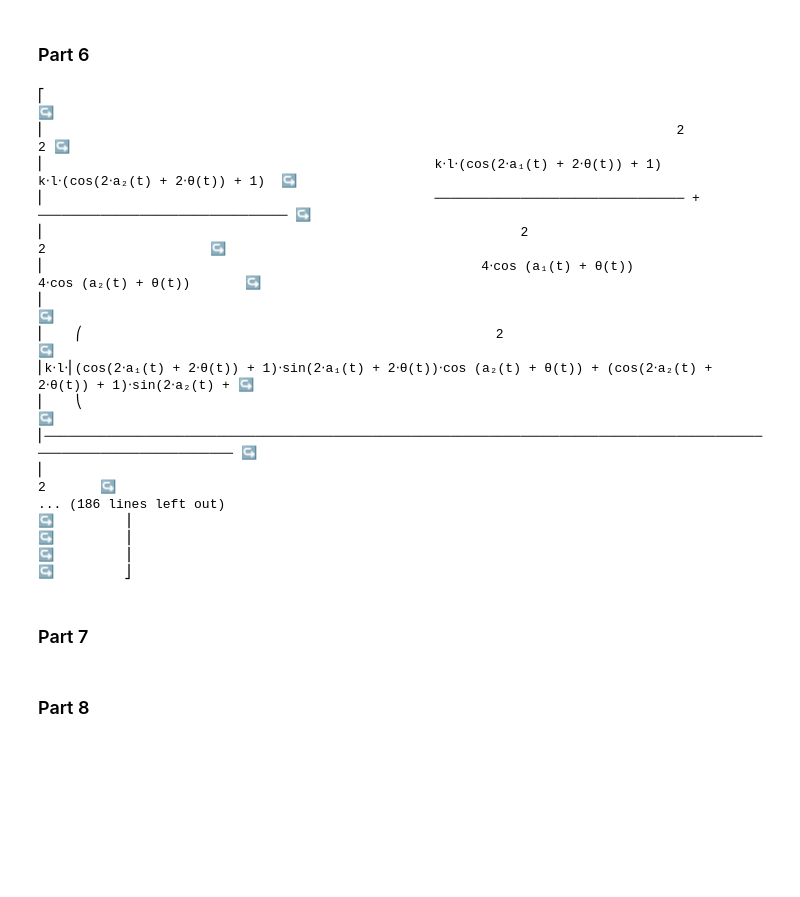
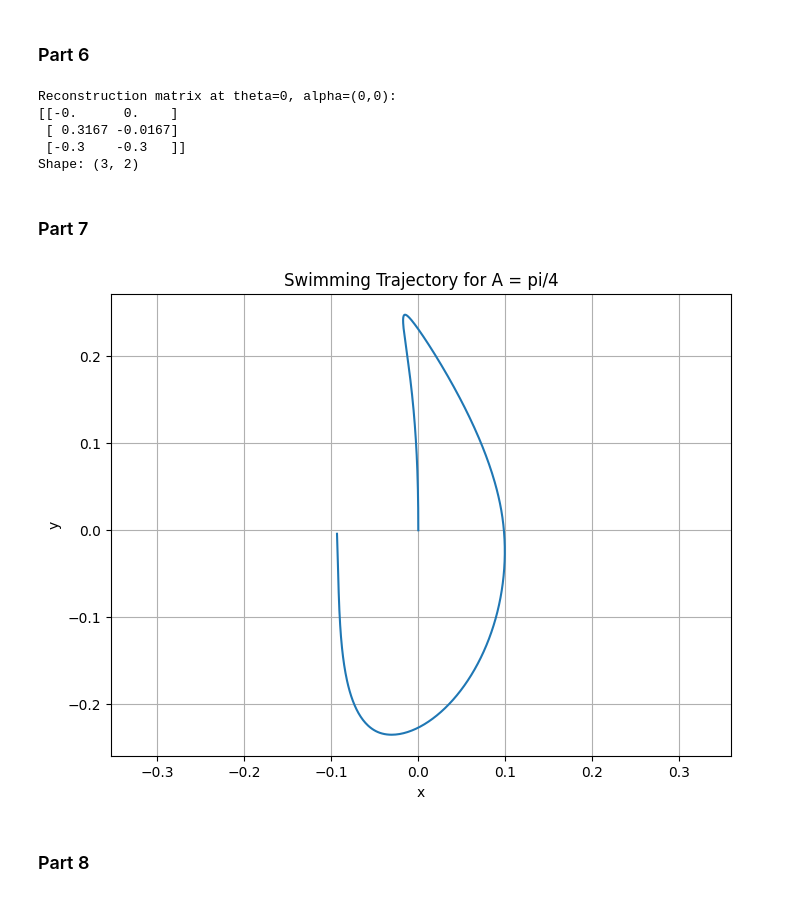
Before and after one commit to ryan-omori/MAE-269, a Jupyter notebook: HW3.ipynb, the cells around one changed output. Cells and saved outputs as stored; diff of their text form; code cells hidden in the pictures; blank space fills up the shorter version.

```diff
--- a/HW3.ipynb
+++ b/HW3.ipynb
@@ -90,9 +90,14 @@ TJ1toCOM2 = T(eye(3), Matrix([[-l/2],[0],[0]]))
 T2 = simplify(Tjoint1 @ TJ1a1 @ TJ1toCOM2) # World Frame to COM 2
 
 # Translate to Joint 2, and Rotate alpha 2, then translate to COM 3
-TJ1toJ2= T(R_z(a2), Matrix([[l],[0],[0]]))
+# Joint 1 to Joint 2 (translate full length of link 1, no rotation yet)
+TJ1toJ2 = T(eye(3), Matrix([[l],[0],[0]]))
+# Rotate by a2 at Joint 2
+TJ2_rot = T(R_z(a2), Matrix([[0],[0],[0]]))
+# Joint 2 to COM3 (translate half length along link 2's axis)
 TJ2toCOM3 = T(eye(3), Matrix([[l/2],[0],[0]]))
-T3 = simplify(Tjoint1 @ TJ1toJ2 @ TJ2toCOM3) # World Frame to COM 3
+# Full chain
+T3 = simplify(Tjoint1 @ TJ1toJ2 @ TJ2_rot @ TJ2toCOM3)
 # %%
 T1
 # %% [output]
@@ -219,67 +214,77 @@ def dynamics(t, state, params, alpha_dot_func):
     return [V_pose[0], V_pose[1], V_pose[2], a1d_v, a2d_v]
 # %% [markdown]
 ### Part 6
-# %%
-A
-# %% [output]
-⎡                                                                                                                      ↪
-⎢                                                                                 2                                  2 ↪
-⎢                                                  k⋅l⋅(cos(2⋅a₁(t) + 2⋅θ(t)) + 1)    k⋅l⋅(cos(2⋅a₂(t) + 2⋅θ(t)) + 1)  ↪
-⎢                                                  ──────────────────────────────── + ──────────────────────────────── ↪
-⎢                                                             2                                  2                     ↪
-⎢                                                        4⋅cos (a₁(t) + θ(t))               4⋅cos (a₂(t) + θ(t))       ↪
-⎢                                                                                                                      ↪
-⎢    ⎛                                                     2                                                           ↪
-⎢k⋅l⋅⎜(cos(2⋅a₁(t) + 2⋅θ(t)) + 1)⋅sin(2⋅a₁(t) + 2⋅θ(t))⋅cos (a₂(t) + θ(t)) + (cos(2⋅a₂(t) + 2⋅θ(t)) + 1)⋅sin(2⋅a₂(t) + ↪
-⎢    ⎝                                                                                                                 ↪
-⎢───────────────────────────────────────────────────────────────────────────────────────────────────────────────────── ↪
-⎢                                                                                                              2       ↪
-... (186 lines left out)
-↪         ⎥
-↪         ⎥
-↪         ⎥
-↪         ⎦
 # %%
 # Part 6 - Reconstruction Matrix
-A11_sym = A[:3, :3]
-A12_sym = A[:3, 3:]
+A = J1.T @ B @ J1 + J2.T @ B @ J2 + J3.T @ B @ J3
 
-recon = (-A11_sym.inv() @ A12_sym)
-pprint(recon)
+# Substitute k=1, l=1
+A_sub = A.subs({k: 1, l: 1})
+
+# Extract submatrices
+A11_sym = A_sub[:3, :3]
+A12_sym = A_sub[:3, 3:]
+
+# Lambdify over BOTH theta and shape variables since theta appears in A
+alpha_sym = [a1, a2]
+A11_lambda = lambdify([[theta, a1, a2]], A11_sym, 'numpy')
+A12_lambda = lambdify([[theta, a1, a2]], A12_sym, 'numpy')
+
+# Reconstruction matrix function - now takes theta too
+def recon_matrix(theta_val, alpha_vals):
+    A11_num = np.array(A11_lambda([theta_val, alpha_vals[0], alpha_vals[1]]), dtype=float)
+    A12_num = np.array(A12_lambda([theta_val, alpha_vals[0], alpha_vals[1]]), dtype=float)
+    return -np.linalg.solve(A11_num, A12_num)
+
+# Test at zero config
+recon_test = recon_matrix(0, [0, 0])
+print("Reconstruction matrix at theta=0, alpha=(0,0):")
+print(np.round(recon_test, 4))
+print("Shape:", recon_test.shape)  # Should be 3x2
+# %% [output]
+Reconstruction matrix at theta=0, alpha=(0,0):
+[[-0.      0.    ]
+ [ 0.3167 -0.0167]
+ [-0.3    -0.3   ]]
+Shape: (3, 2)
 # %% [markdown]
 ### Part 7
 # %%
 # Part 7 - Simulate Swimming with A = pi/4
+params_sym = [k, l]
+A_lambda = lambdify([[theta, a1, a2], params_sym], A, 'numpy')
 params_val = [1, 1]  # k=1, l=1
 A_amp      = float(pi/4)
 phi_val    = float(pi/2)
 
 # Gait function
 def alpha_dot_gait(t):
     a1d = A_amp * 2*np.pi * np.cos(2*np.pi*t)
     a2d = A_amp * 2*np.pi * np.cos(2*np.pi*t + phi_val)
     return np.array([a1d, a2d])
 
 # Initial conditions [x, y, theta, a1, a2]
 y0     = [0, 0, 0, 0, 0]
 t_span = (0, 1)
 t_eval = np.linspace(0, 1, 500)
 
 # Solve
 sol = solve_ivp(
     lambda t, y: dynamics(t, y, params_val, alpha_dot_gait),
     t_span, y0, t_eval=t_eval, method='RK45'
 )
 
 # Plot x,y trajectory
 plt.figure(figsize=(8, 6))
 plt.plot(sol.y[0], sol.y[1])
 plt.xlabel('x')
 plt.ylabel('y')
 plt.title('Swimming Trajectory for A = pi/4')
 plt.axis('equal')
 plt.grid(True)
 plt.show()
+# %% [output]
+[figure, added]
 # %% [markdown]
 ### Part 8
 # %%
```
Also changed, not shown: parts of 22 cells of this notebook.
